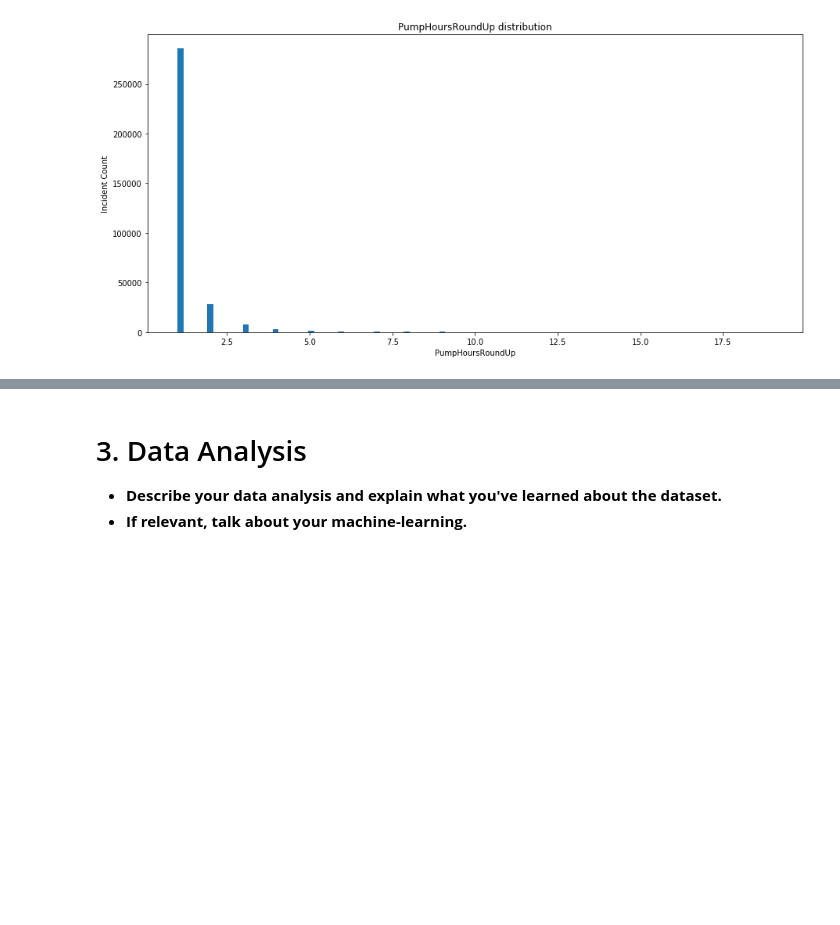
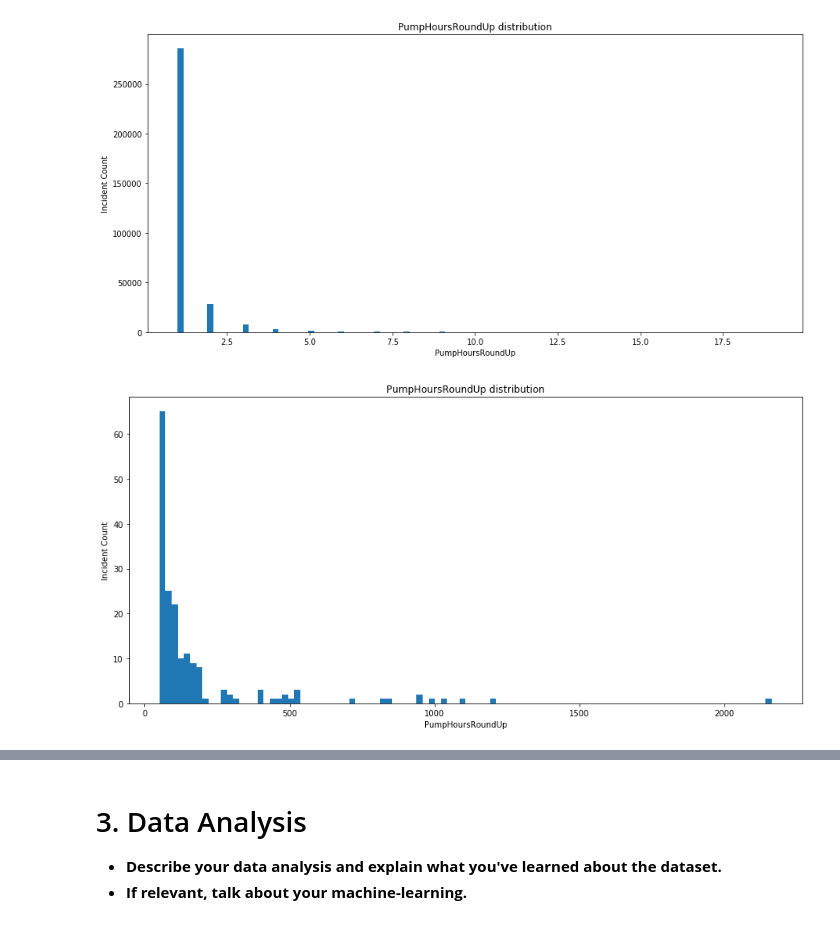
Before and after one commit to hlynurarni/Social-Data-Analysis-Final, a Jupyter notebook: Explainer Notebook.ipynb, the cells around one changed output, grey strips where cells are left out. Cells and saved outputs as stored; diff of their text form; code cells hidden in the pictures; blank space fills up the shorter version.

Commit message:
Exploratory analysis update
* All plots for the first datset are ready

```diff
--- a/Explainer Notebook.ipynb
+++ b/Explainer Notebook.ipynb
@@ -437,3 +437,7 @@ simplePlottingFunction(df.PumpHoursRoundUp, 'hist', False);
 simplePlottingFunction(df.PumpHoursRoundUp[df.PumpHoursRoundUp < 20], 'hist', False);
 # %% [output]
 [figure]
+# %%
+simplePlottingFunction(df.PumpHoursRoundUp[df.PumpHoursRoundUp > 50], 'hist', False);
+# %% [output]
+[figure, added]
```
Also changed, not shown: parts of 3 cells of this notebook.
